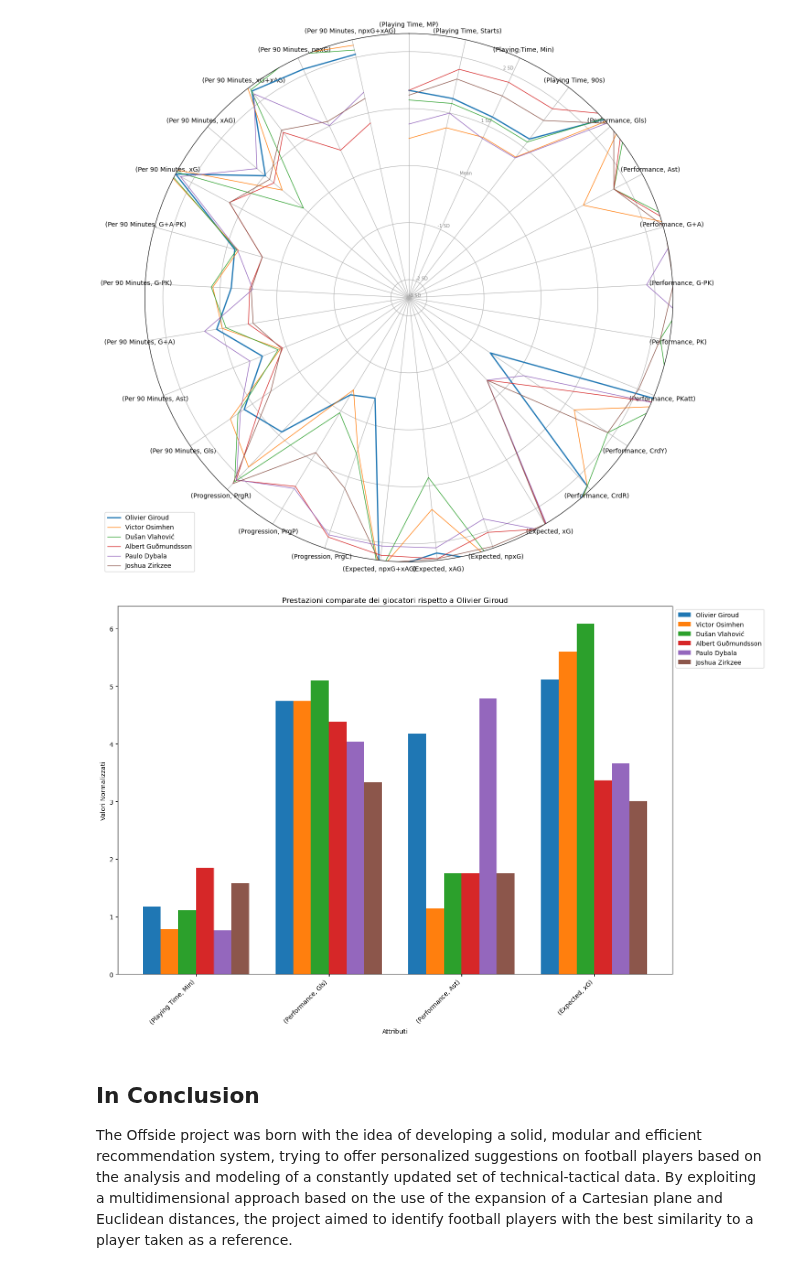
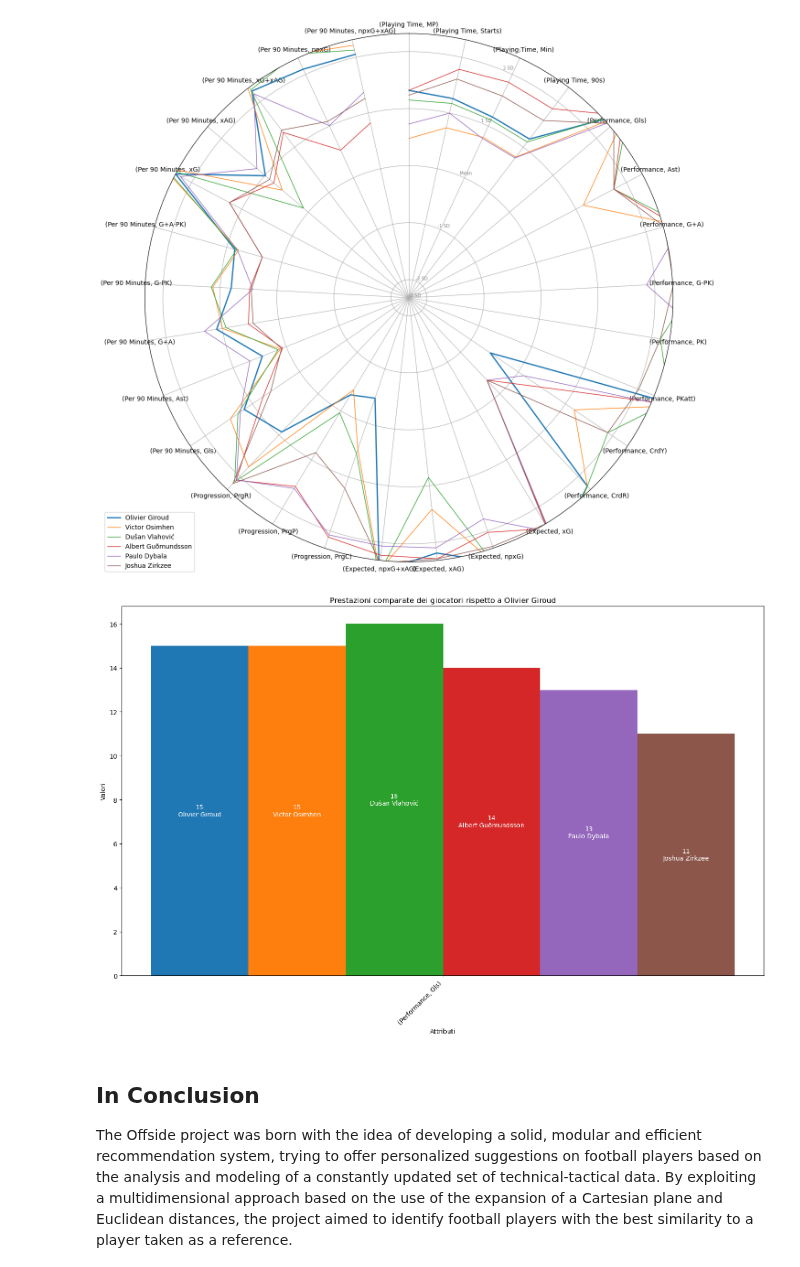
Before and after one commit to andreamoleri/Offside, a Jupyter notebook: offside.ipynb, the cells around one changed output. Drawn from its saved outputs; the diff is of its cells as text; code cells hidden in the pictures.

```diff
--- a/offside.ipynb
+++ b/offside.ipynb
@@ -501,14 +501,11 @@ radar_plot(player_names, player_data, reference_data, attribute_labels, referenc
 # %% [output]
 [figure]
 # %%
-relevant_cols = [
-               "(Playing Time, Min)",
-               "(Performance, Gls)",
-               "(Performance, Ast)",
-               "(Expected, xG)"
-]
 import matplotlib.pyplot as plt
 import numpy as np
+
+# Lista delle colonne rilevanti
+relevant_cols = ["(Performance, Gls)"]
 
 # Funzione per creare un grafico a barre
 def bar_plot(player_names, player_data, attribute_labels, reference_player_name):
@@ -524,43 +521,52 @@ def bar_plot(player_names, player_data, attribute_labels, reference_player_name)
     # Creazione delle barre per ogni giocatore
     for i, player in enumerate(player_names):
         positions = np.arange(num_attributes) + i * bar_width
-        ax.bar(positions, player_data[i], bar_width, label=player)
+        bars = ax.bar(positions, player_data[i], bar_width, label=player)
+
+        # Aggiunta del numero dei goal e del nome del giocatore all'interno di ogni barra
+        for bar in bars:
+            height = bar.get_height()
+            ax.annotate(f'{int(height)}\n{player}',
+                        xy=(bar.get_x() + bar.get_width() / 2, height / 2),
+                        xytext=(0, 0),  # No offset
+                        textcoords="offset points",
+                        ha='center', va='center', color='white', fontsize=10, rotation=0)
 
     # Impostazione delle etichette degli assi
     ax.set_xticks(np.arange(num_attributes) + bar_width * (num_players - 1) / 2)
     ax.set_xticklabels(attribute_labels, rotation=45, ha='right')
 
-    # Aggiunta della legenda
-    ax.legend(loc='upper left', bbox_to_anchor=(1, 1))
+    # Rimozione della legenda
+    # ax.legend(loc='upper left', bbox_to_anchor=(1, 1))
 
     # Aggiunta delle etichette degli assi
     ax.set_xlabel('Attributi')
-    ax.set_ylabel('Valori Normalizzati')
+    ax.set_ylabel('Valori')
     ax.set_title(f'Prestazioni comparate dei giocatori rispetto a {reference_player_name}')
 
     # Visualizzazione del grafico
     plt.tight_layout()
     plt.show()
 
-# Estrazione dei nomi dei giocatori e dei dati normalizzati per il grafico
+# Estrazione dei nomi dei giocatori e dei dati per il grafico
 player_names = [df.loc[player_index]['(Background Information, Full Name)'] for player_index, _ in top_similar_players]
-player_data = [normalized_df.loc[player_index][relevant_cols].values for player_index, _ in top_similar_players]
+player_data = [df.loc[player_index][relevant_cols].values for player_index, _ in top_similar_players]
 
 # Estrazione dell'indice del giocatore di riferimento e dei suoi dati
 reference_player_index = df[df['(Background Information, Full Name)'] == reference_player_name].index[0]
-reference_data = normalized_df.loc[reference_player_index][relevant_cols].values
+reference_data = df.loc[reference_player_index][relevant_cols].values
 
 # Inserimento del nome e dei dati del giocatore di riferimento all'inizio delle liste
 player_names.insert(0, reference_player_name)
 player_data.insert(0, reference_data)
 
 # Impostazione delle etichette degli attributi
 attribute_labels = relevant_cols
 
 # Generazione del grafico a barre
 bar_plot(player_names, player_data, attribute_labels, reference_player_name)
 # %% [output]
-[figure, old version]
+[figure, new version]
 # %% [markdown]
 ## In Conclusion
 
```
